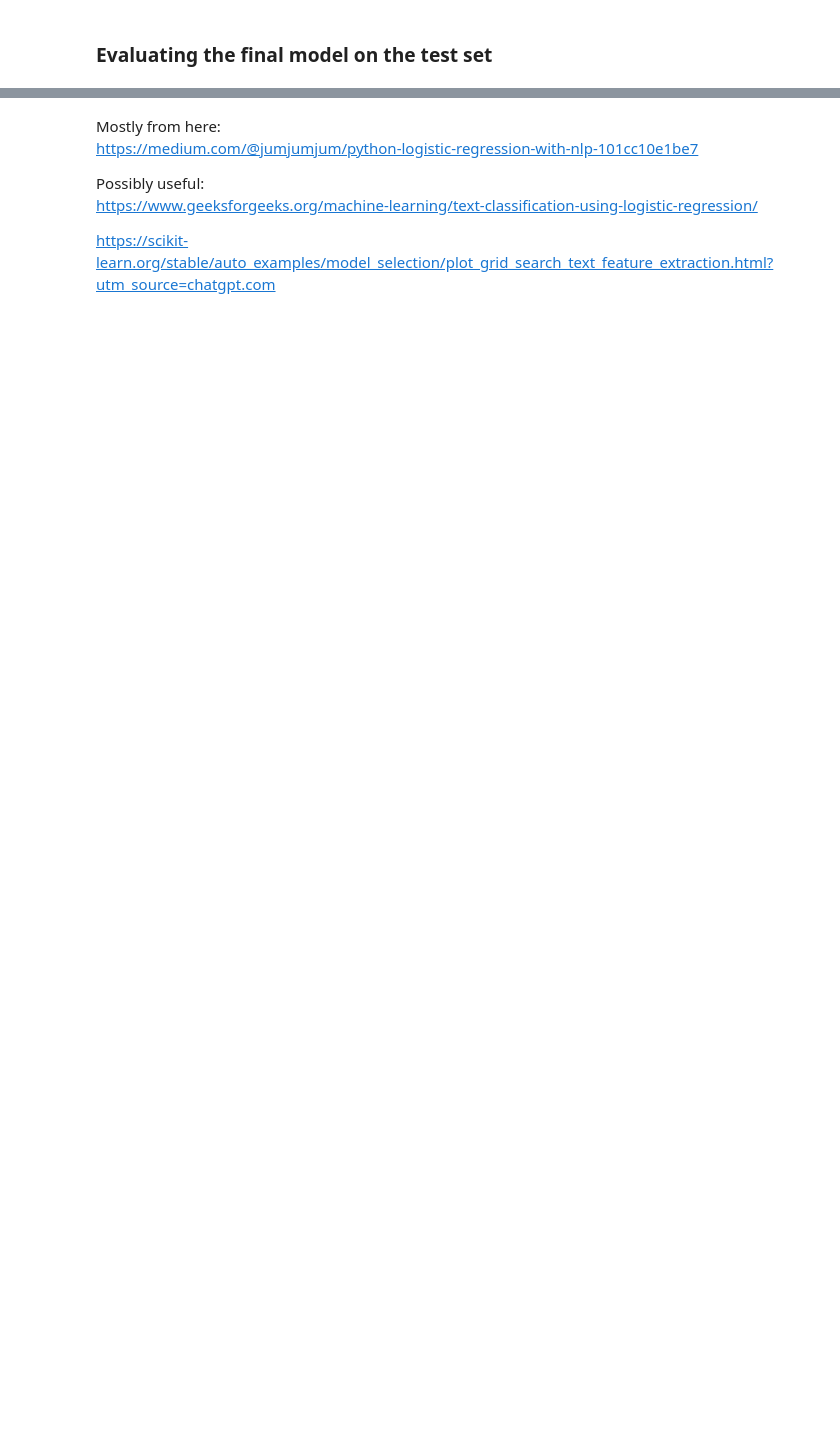
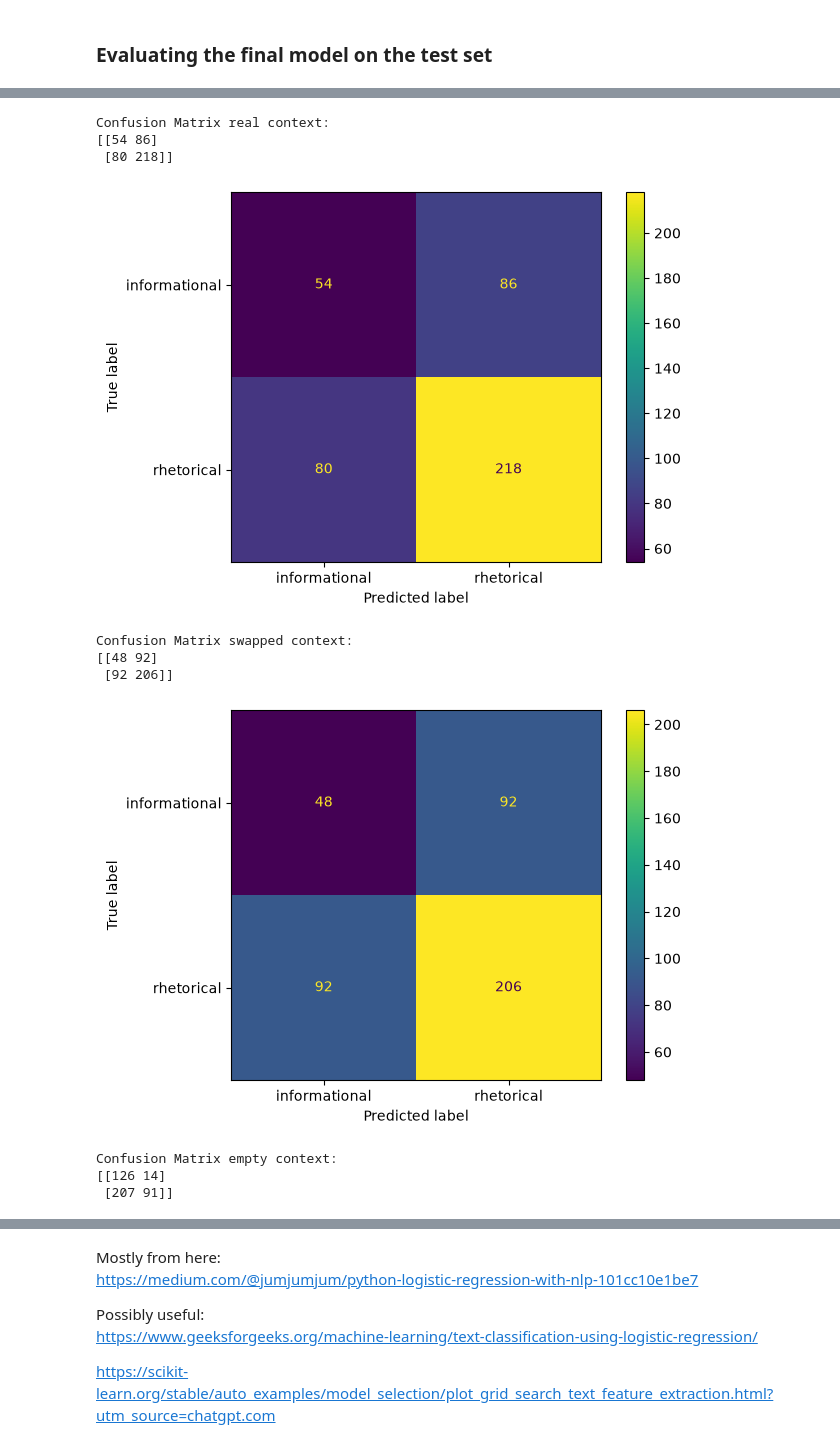
Before and after one commit to elisabeihofer-boop/ml2-final-project, a Jupyter notebook: notebooks/baseline.ipynb, the cells around one changed output, grey strips where cells are left out. Cells and saved outputs as stored; diff of their text form; code cells hidden in the pictures; blank space fills up the shorter version.

Commit message:
ran test for logistic regression model

```diff
--- a/notebooks/baseline.ipynb
+++ b/notebooks/baseline.ipynb
@@ -399,0 +492,39 @@ However, model might not understand the contextual relevance
+# %%
+cm_real = confusion_matrix(y_test, y_pred_test_real)
+print("Confusion Matrix real context:")
+print(f"[[{cm_real[0,0]} {cm_real[0,1]}]")
+print(f" [{cm_real[1,0]} {cm_real[1,1]}]]")
+
+disp = ConfusionMatrixDisplay(confusion_matrix=cm_real, display_labels=["informational", "rhetorical"])
+disp.plot()
+plt.show()
+
+cm_swapped= confusion_matrix(y_test, y_pred_test_swapped)
+print("Confusion Matrix swapped context:")
+print(f"[[{cm_swapped[0,0]} {cm_swapped[0,1]}]")
+print(f" [{cm_swapped[1,0]} {cm_swapped[1,1]}]]")
+
+disp = ConfusionMatrixDisplay(confusion_matrix=cm_swapped, display_labels=["informational", "rhetorical"])
+disp.plot()
+plt.show()
+
+cm_empty = confusion_matrix(y_test, y_pred_test_empty)
+print("Confusion Matrix empty context:")
+print(f"[[{cm_empty[0,0]} {cm_empty[0,1]}]")
+print(f" [{cm_empty[1,0]} {cm_empty[1,1]}]]")
+
+disp = ConfusionMatrixDisplay(confusion_matrix=cm_empty, display_labels=["informational", "rhetorical"])
+disp.plot()
+plt.show()
+# %% [output]
+Confusion Matrix real context:
+[[54 86]
+ [80 218]]
+[figure, added]
+Confusion Matrix swapped context:
+[[48 92]
+ [92 206]]
+[figure, added]
+Confusion Matrix empty context:
+[[126 14]
+ [207 91]]
```
Also changed, not shown: parts of 6 cells of this notebook, 1 other file.
